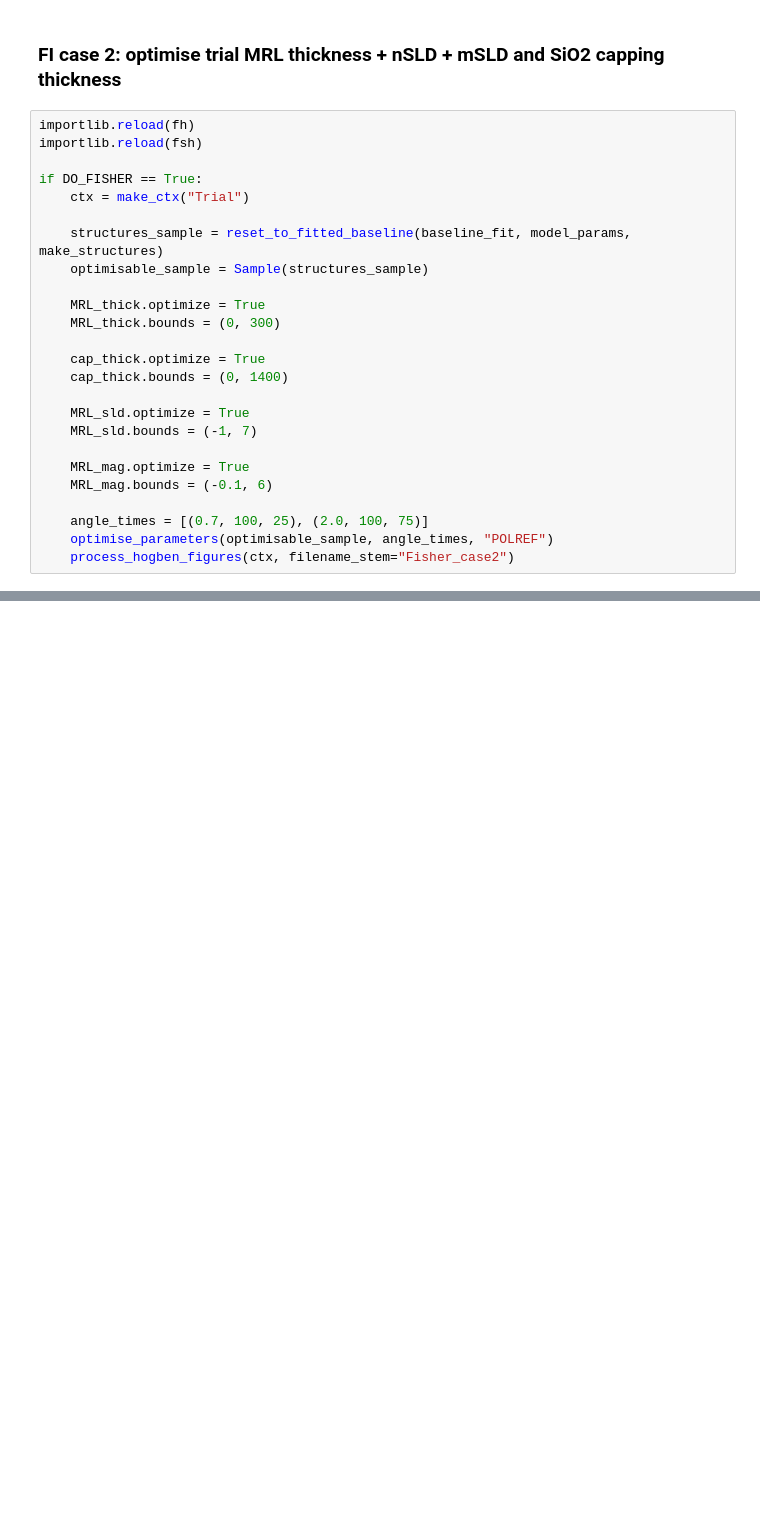
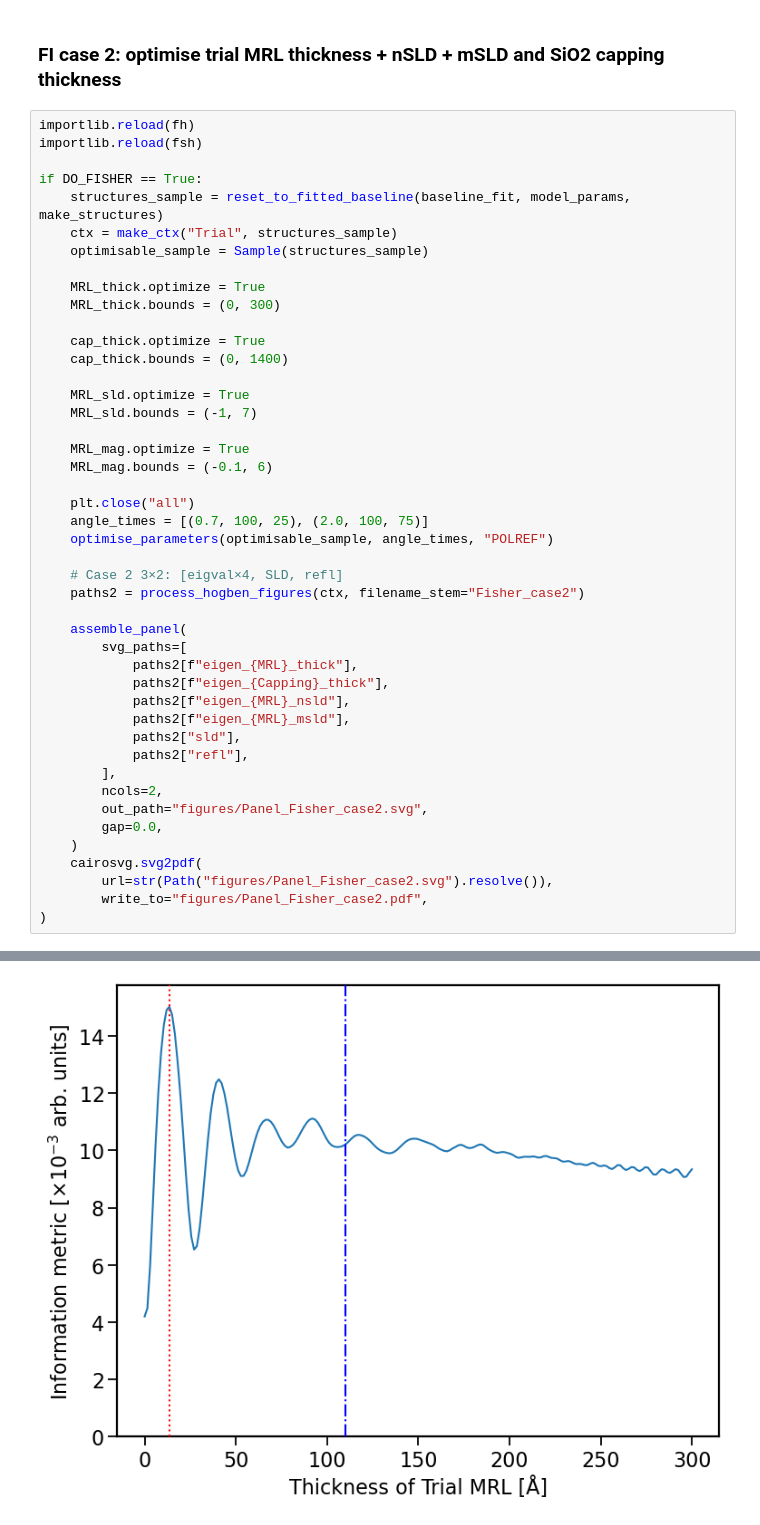
Before and after one commit to ivaya443/HOGBEN-optimising-PNR, a Jupyter notebook: optimisation_Fe_MRL_SiO2_cap.ipynb, the cells around one changed output, grey strips where cells are left out. Saved outputs shown, nothing was run; the diff lists cells and outputs as text; blank space fills up the shorter version.

```diff
--- a/optimisation_Fe_MRL_SiO2_cap.ipynb
+++ b/optimisation_Fe_MRL_SiO2_cap.ipynb
@@ -481,9 +580,8 @@ importlib.reload(fh)
 importlib.reload(fsh)
 
 if DO_FISHER == True:
-    ctx = make_ctx("Trial")
-
     structures_sample = reset_to_fitted_baseline(baseline_fit, model_params, make_structures)
+    ctx = make_ctx("Trial", structures_sample)
     optimisable_sample = Sample(structures_sample)
 
     MRL_thick.optimize = True
@@ -498,6 +596,28 @@ if DO_FISHER == True:
     MRL_mag.optimize = True
     MRL_mag.bounds = (-0.1, 6)
 
+    plt.close("all")
     angle_times = [(0.7, 100, 25), (2.0, 100, 75)]
     optimise_parameters(optimisable_sample, angle_times, "POLREF")
-    process_hogben_figures(ctx, filename_stem="Fisher_case2")
+
+    # Case 2 3×2: [eigval×4, SLD, refl]
+    paths2 = process_hogben_figures(ctx, filename_stem="Fisher_case2")
+
+    assemble_panel(
+        svg_paths=[
+            paths2[f"eigen_{MRL}_thick"],
+            paths2[f"eigen_{Capping}_thick"],
+            paths2[f"eigen_{MRL}_nsld"],
+            paths2[f"eigen_{MRL}_msld"],
+            paths2["sld"],
+            paths2["refl"],
+        ],
+        ncols=2,
+        out_path="figures/Panel_Fisher_case2.svg",
+        gap=0.0,
+    )
+    cairosvg.svg2pdf(
+        url=str(Path("figures/Panel_Fisher_case2.svg").resolve()),
+        write_to="figures/Panel_Fisher_case2.pdf",
+)
+# %% [output]
@@ -503,0 +641 @@ if DO_FISHER == True:
+[figure, added]
```
Also changed, not shown: parts of 8 cells of this notebook, 41 other files.
